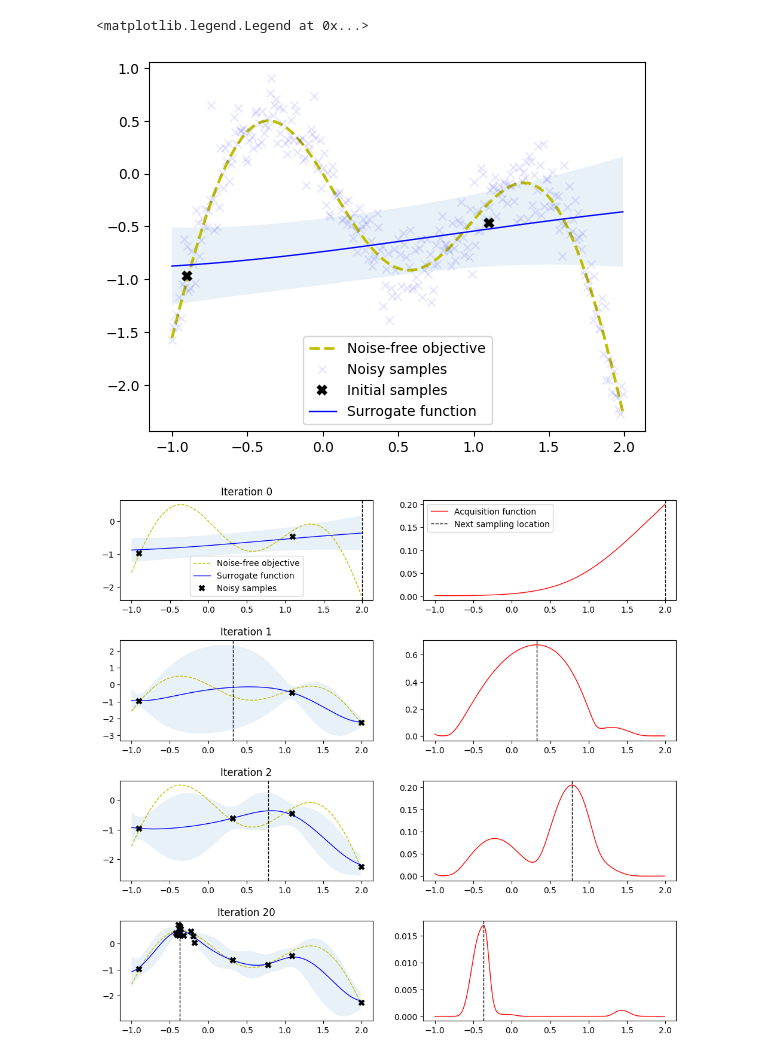
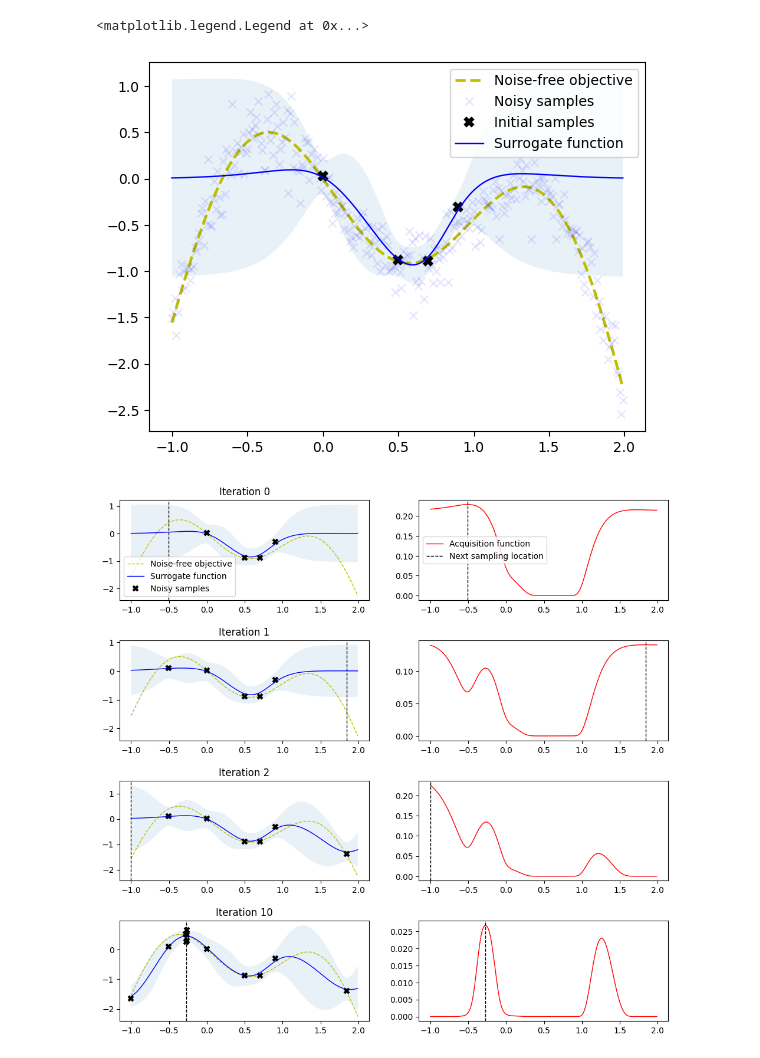
Before and after one commit to vanandrew/bayes-opt, a Jupyter notebook: bayes-opt.ipynb, the cells around one changed output. Saved outputs shown, nothing was run; the diff lists cells and outputs as text; code cells hidden in the pictures.

```diff
--- a/bayes-opt.ipynb
+++ b/bayes-opt.ipynb
@@ -185,38 +185,38 @@ def f(X, noise=noise):
     return -np.sin(3 * X) - X**2 + 0.7 * X + noise * np.random.randn(*X.shape)
 
 
-X_init = np.array([[-0.9], [1.1]])
+X_init = np.array([[0.9], [0.5], [0.7], [0]])
 Y_init = f(X_init)
 # %%
 import matplotlib.pyplot as plt
 from sklearn.gaussian_process import GaussianProcessRegressor
 from sklearn.gaussian_process.kernels import ConstantKernel, Matern
 
 # Dense grid of points within bounds
 X = np.arange(bounds[:, 0], bounds[:, 1], 0.01).reshape(-1, 1)
 
 # Noise-free objective function values at X
 Y = f(X, 0)
 
 # Gaussian process with Matern kernel as surrogate model
 m52 = ConstantKernel(1.0) * Matern(length_scale=1.0, nu=2.5)
-guessed_noise = 0.2  # change noise estimation which smooths the surrogate function
+guessed_noise = 0.1  # change noise estimation which smooths the surrogate function
 gpr = GaussianProcessRegressor(
     kernel=m52, alpha=guessed_noise**2, n_restarts_optimizer=10
 )
 gpr.fit(X_init, Y_init)
 
 # Plot optimization objective with noise level
 plt.plot(X, Y, "y--", lw=2, label="Noise-free objective")
 plt.plot(X, f(X), "bx", lw=1, alpha=0.1, label="Noisy samples")
 plt.plot(X_init, Y_init, "kx", mew=3, label="Initial samples")
 mu, std = gpr.predict(X, return_std=True)
 plt.fill_between(X.ravel(), mu.ravel() + 1.96 * std, mu.ravel() - 1.96 * std, alpha=0.1)
 plt.plot(X, mu, "b-", lw=1, label="Surrogate function")
 plt.legend()
 # %% [output]
 <matplotlib.legend.Legend at 0x...>
-[figure, old version]
+[figure, new version]
 # %%
 from sklearn.gaussian_process import GaussianProcessRegressor
 from sklearn.gaussian_process.kernels import ConstantKernel, Matern
@@ -233,7 +233,7 @@ X_sample = X_init
 Y_sample = Y_init
 
 # Number of iterations
-n_iter = 20
+n_iter = 10
 
 plt.figure(figsize=(12, n_iter * 3))
 plt.subplots_adjust(hspace=0.4)
@@ -253,12 +253,12 @@ for i in range(n_iter):
     Y_next = f(X_next, noise)
 
     # Plot samples, surrogate function, noise-free objective and next sampling location
-    if i == 0 or i == 1 or i == 2 or i == 19:
-        if i == 19:
+    if i == 0 or i == 1 or i == 2 or i == 9:
+        if i == 9:
             i = 3
         plt.subplot(n_iter, 2, 2 * i + 1)
         plot_approximation(gpr, X, Y, X_sample, Y_sample, X_next, show_legend=i == 0)
-        plt.title(f"Iteration {i if i != 3 else 20}")
+        plt.title(f"Iteration {i if i != 3 else 10}")
 
         plt.subplot(n_iter, 2, 2 * i + 2)
         plot_acquisition(
@@ -272,7 +272,7 @@ for i in range(n_iter):
     X_sample = np.vstack((X_sample, X_next))
     Y_sample = np.vstack((Y_sample, Y_next))
 # %% [output]
-[figure, old version]
+[figure, new version]
 # %%
 plot_convergence(X_sample, Y_sample)
 # %% [output]
```
Also changed, not shown: parts of 3 cells of this notebook, 1 other file.
